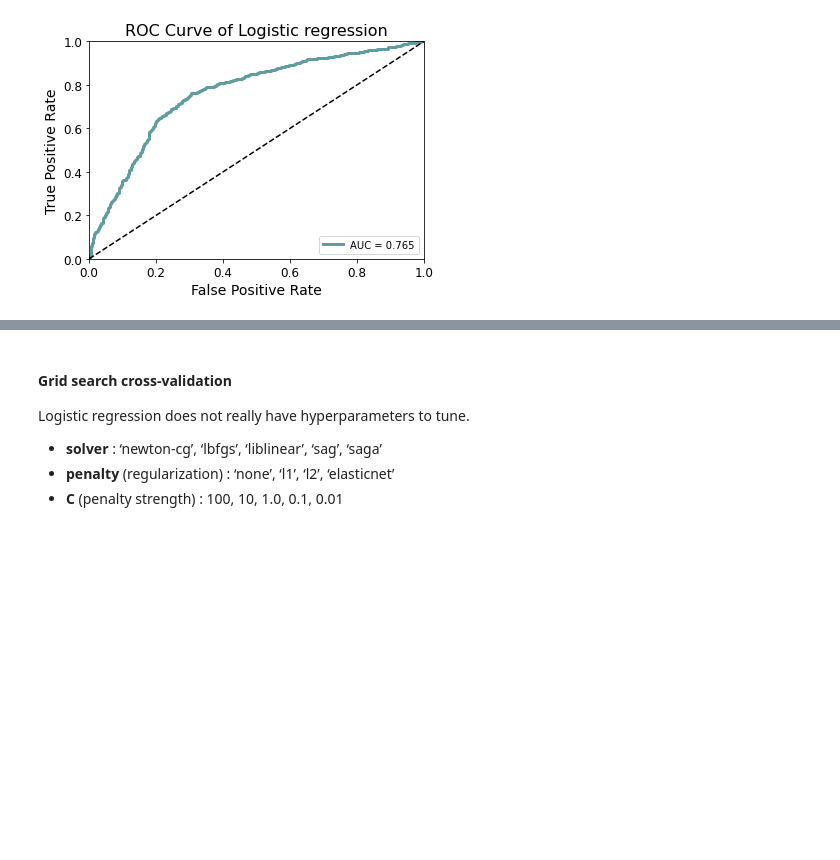
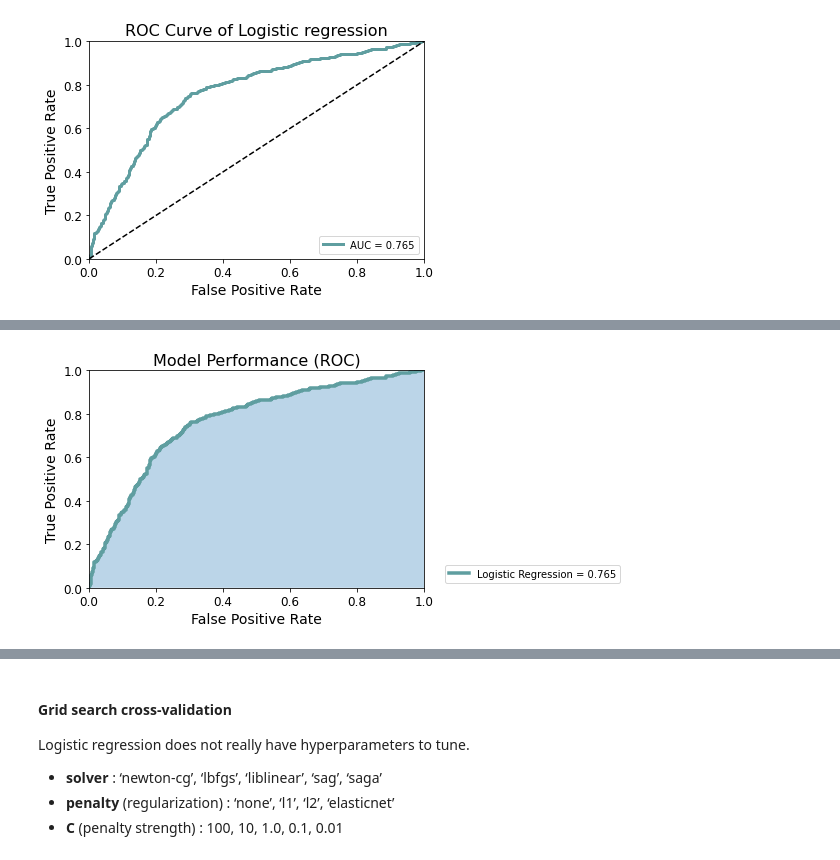
Before and after one commit to katiehuang1221/HR-Analytics-Predict-Who-Will-Leave-The-Job, a Jupyter notebook: notebook/08_refine_models_1.ipynb, the cells around one changed output, grey strips where cells are left out. Cells and saved outputs as stored; diff of their text form; code cells hidden in the pictures; blank space fills up the shorter version.

```diff
--- a/notebook/08_refine_models_1.ipynb
+++ b/notebook/08_refine_models_1.ipynb
@@ -188,0 +209,20 @@ fig.savefig('../plot/ROC_lr_1.pdf', bbox_inches='tight', transparent=True)
+# %%
+fig, ax = plt.subplots()
+
+# pd.DataFrame(tpr,fpr).plot.area(alpha=0.4)
+plt.stackplot(fpr, tpr,alpha=0.3)
+plt.plot(fpr, tpr, 'cadetblue', linewidth=3.5, label = 'Logistic Regression = %0.3f' % roc_auc)
+# plt.plot([0, 1], [0, 1],'k--',label = 'Random guess = 0.5')
+
+plt.legend(loc = 'lower right',bbox_to_anchor=(1.6, 0))
+plt.xlim([0, 1])
+plt.ylim([0, 1])
+plt.ylabel('True Positive Rate',fontsize=14)
+plt.xlabel('False Positive Rate',fontsize=14)
+plt.title('Model Performance (ROC)',fontsize=16)
+plt.xticks(fontsize=12)
+plt.yticks(fontsize=12);
+
+fig.savefig('../plot/ROC_lr_2.pdf', bbox_inches='tight', transparent=True)
+# %% [output]
+[figure, added]
```
Also changed, not shown: parts of 29 cells of this notebook, 4 other files.
